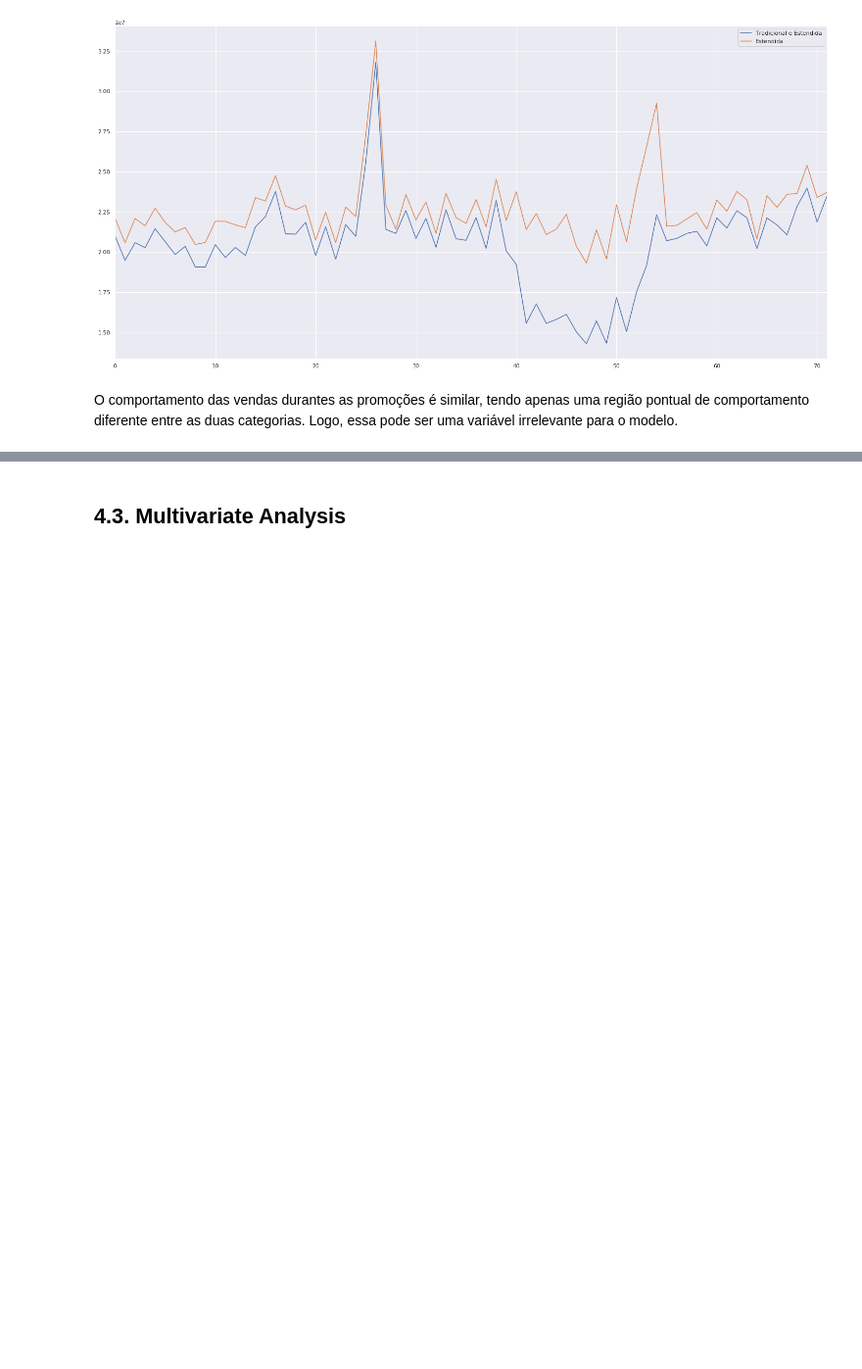
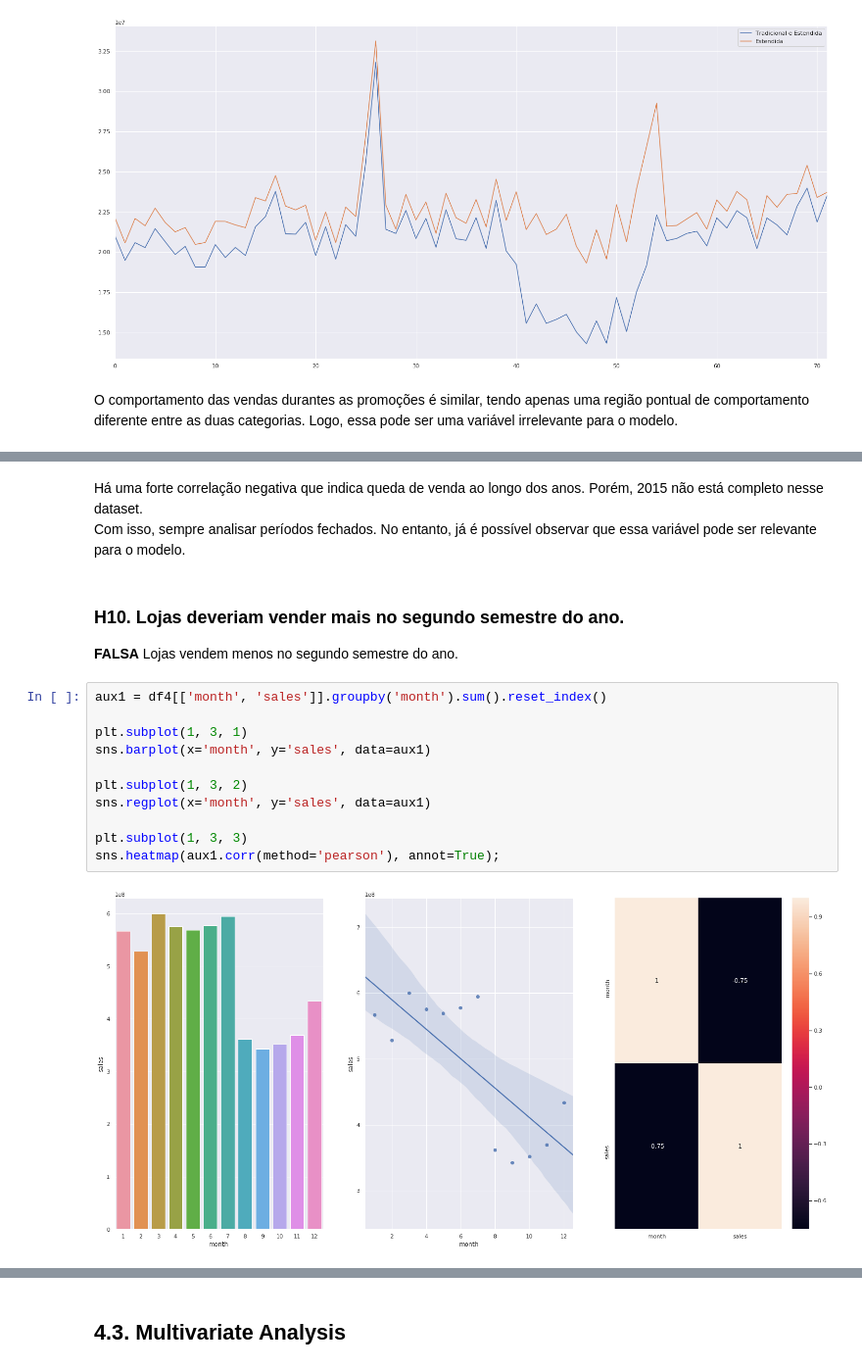
Before and after one commit to moraes-ederson/DataScienceEmProducao, a Jupyter notebook: m04_v01_store_sales_prediction.ipynb, the cells around one changed output, grey strips where cells are left out. Shown at 98% size. Saved outputs shown, nothing was run; the diff lists cells and outputs as text; blank space fills up the shorter version.

```diff
--- a/m04_v01_store_sales_prediction.ipynb
+++ b/m04_v01_store_sales_prediction.ipynb
@@ -838,0 +870,19 @@ O comportamento das vendas durantes as promoções é similar, tendo apenas uma
+# %% [markdown]
+Há uma forte correlação negativa que indica queda de venda ao longo dos anos. Porém, 2015 não está completo nesse dataset.
+Com isso, sempre analisar períodos fechados. No entanto, já é possível observar que essa variável pode ser relevante para o modelo.
+# %% [markdown]
+### H10. Lojas deveriam vender mais no segundo semestre do ano.
+**FALSA** Lojas vendem menos no segundo semestre do ano.
+# %%
+aux1 = df4[['month', 'sales']].groupby('month').sum().reset_index()
+
+plt.subplot(1, 3, 1)
+sns.barplot(x='month', y='sales', data=aux1)
+
+plt.subplot(1, 3, 2)
+sns.regplot(x='month', y='sales', data=aux1)
+
+plt.subplot(1, 3, 3)
+sns.heatmap(aux1.corr(method='pearson'), annot=True);
+# %% [output]
+[figure, added]
```
Also changed, not shown: parts of 11 cells of this notebook.
